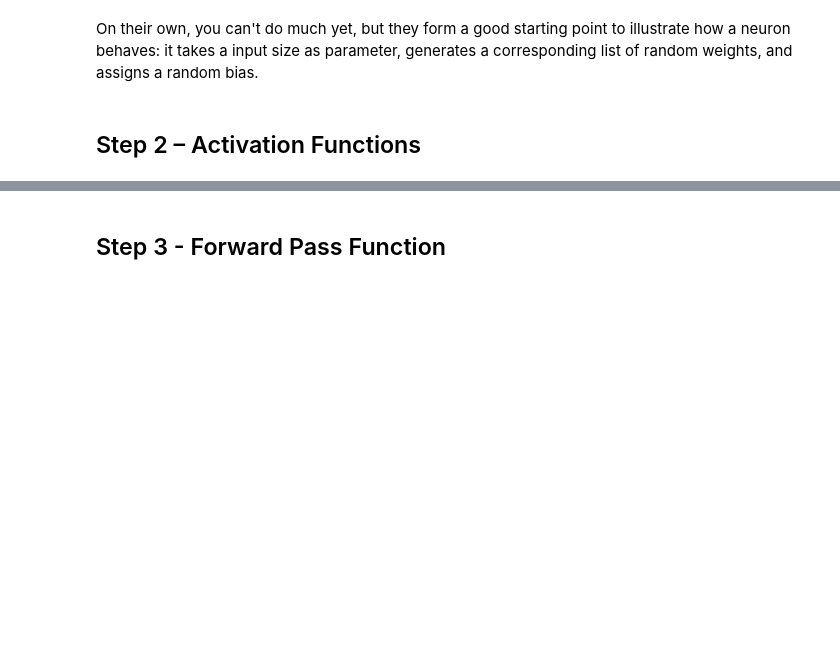
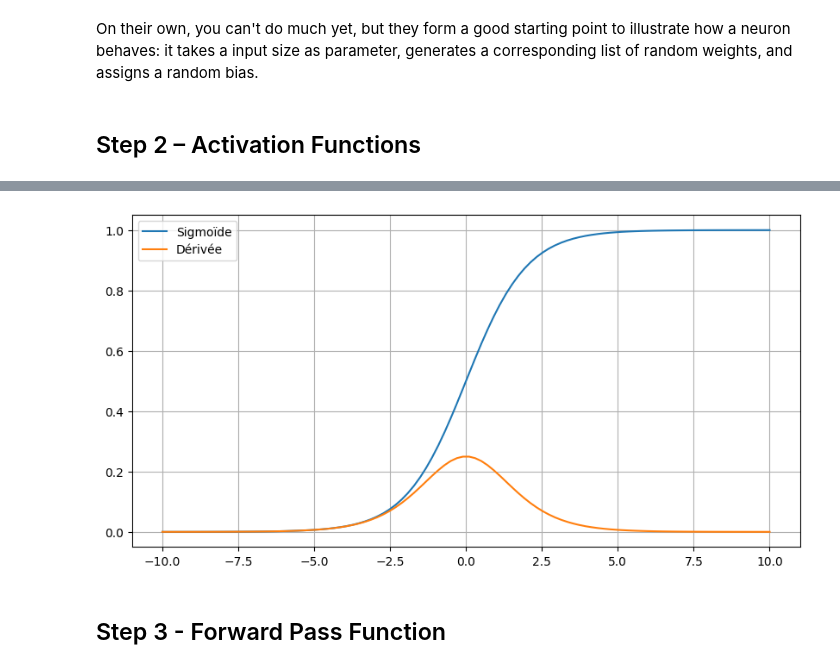
Before and after one commit to guezoloic/neural-network, a Jupyter notebook: nnetwork.ipynb, the cells around one changed output, grey strips where cells are left out. Saved outputs shown, nothing was run; the diff lists cells and outputs as text; code cells hidden in the pictures; blank space fills up the shorter version.

Commit message:
feat(nnetwork.ipynb): draw sigmoid/derivative instead of image

```diff
--- a/nnetwork.ipynb
+++ b/nnetwork.ipynb
@@ -55,15 +62,13 @@ it takes a input size as parameter, generates a corresponding list of random wei
 # %% [markdown]
 ## Step 2 – Activation Functions
 # %%
-import math
-
 # transform all numbers between 0 and 1
 def sigmoid(x):
-    return 1 / (1 + math.exp(-x))
+    return 1 / (1 + np.exp(-x))
 
 # sigmoid's derivation
 def sigmoid_deriv(x):
-    y = sigmoid(x)
+    y: float = sigmoid(x)
     return y * (1 - y)
 # %% [markdown]
 These functions are called activation functions. Their goal is to transform any raw values (which can be any number) into a more reasonable range, usually between 0 and 1. The most well-known ones are:
@@ -76,3 +80,18 @@ These functions are called activation functions. Their goal is to transform any
+# %%
+x = np.linspace(-10, 10, 100)
+
+y = sigmoid(x)
+dy = sigmoid_deriv(x)
+
+plt.figure(figsize=(10, 5))
+plt.plot(x, y, label="Sigmoïde")
+plt.plot(x, dy, label="Dérivée")
+plt.legend()
+plt.grid(True)
+
+plt.show()
+# %% [output]
+[figure, added]
 # %% [markdown]
 ## Step 3 - Forward Pass Function
 # %%
```
Also changed, not shown: parts of 4 cells of this notebook, 1 other file.
